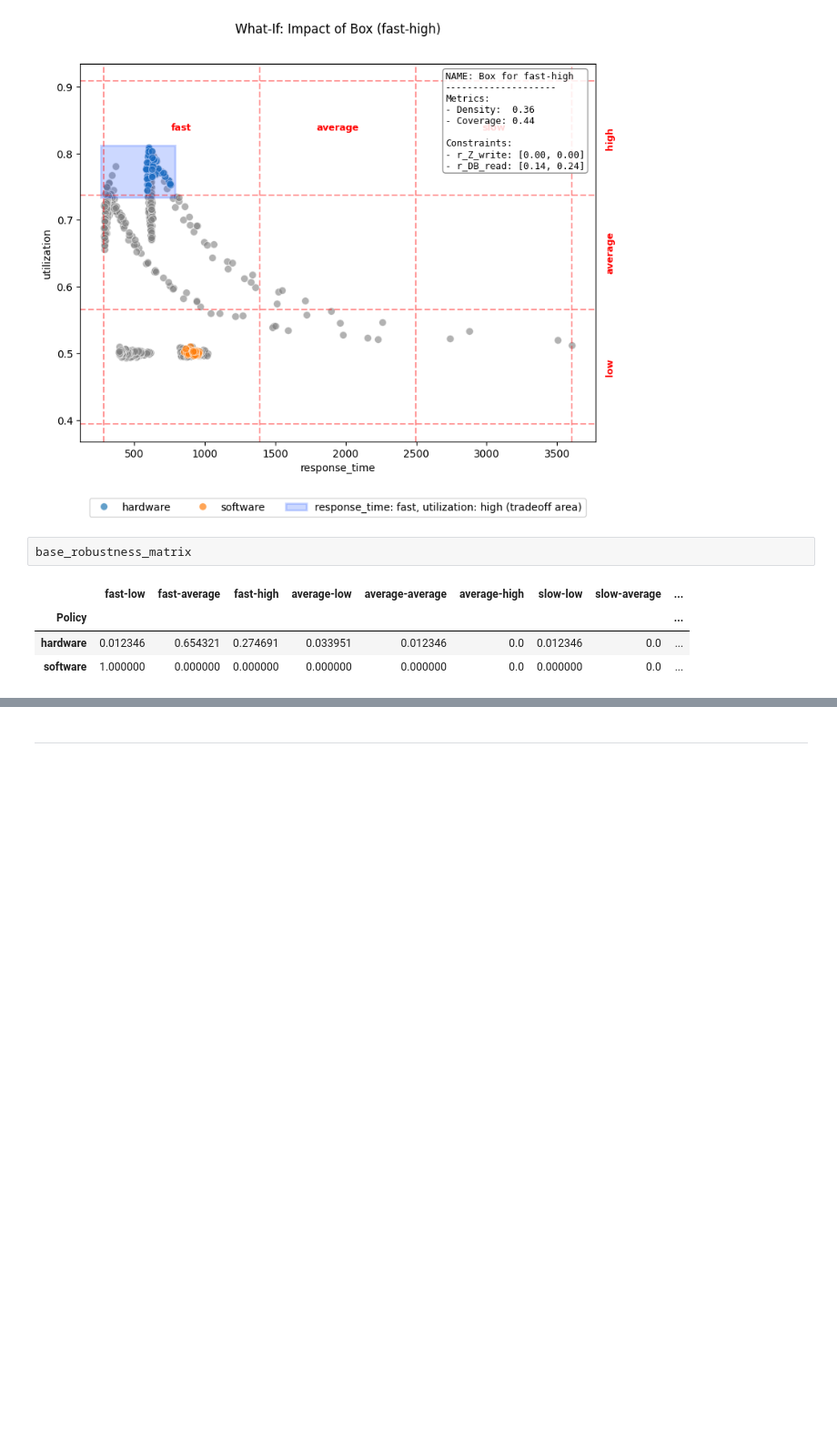
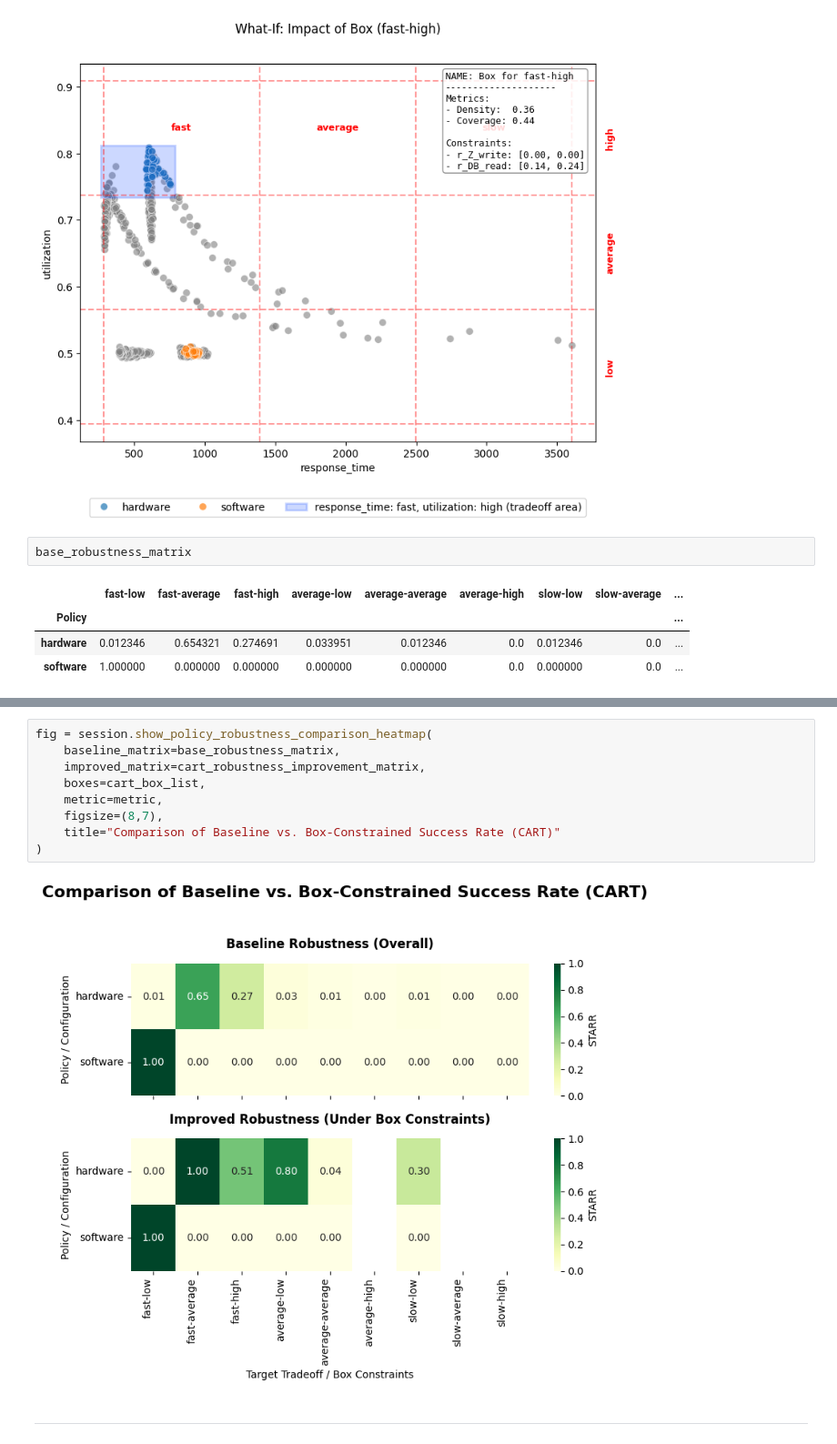
Before and after one commit to andresdp/patterns-sa, a Jupyter notebook: patterns/CQRS/analysis-cqrs.ipynb, the cells around one changed output, grey strips where cells are left out. Shown at 91% size. Cells and saved outputs as stored; diff of their text form; blank space fills up the shorter version.

```diff
--- a/patterns/CQRS/analysis-cqrs.ipynb
+++ b/patterns/CQRS/analysis-cqrs.ipynb
@@ -483,2 +503,13 @@ fig = session.show_policy_robustness_comparison_heatmap(
+# %%
+fig = session.show_policy_robustness_comparison_heatmap(
+    baseline_matrix=base_robustness_matrix,
+    improved_matrix=cart_robustness_improvement_matrix,
+    boxes=cart_box_list,
+    metric=metric,
+    figsize=(8,7),
+    title="Comparison of Baseline vs. Box-Constrained Success Rate (CART)"
+)
+# %% [output]
+[figure, added]
 # %% [markdown]
 ---
```
Also changed, not shown: parts of 8 cells of this notebook, 4 other files.
